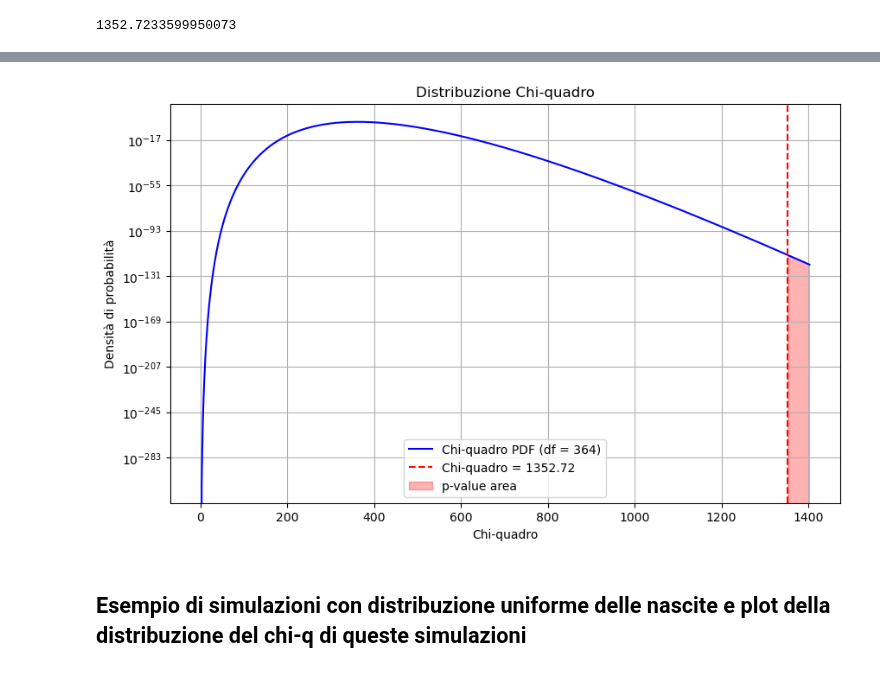
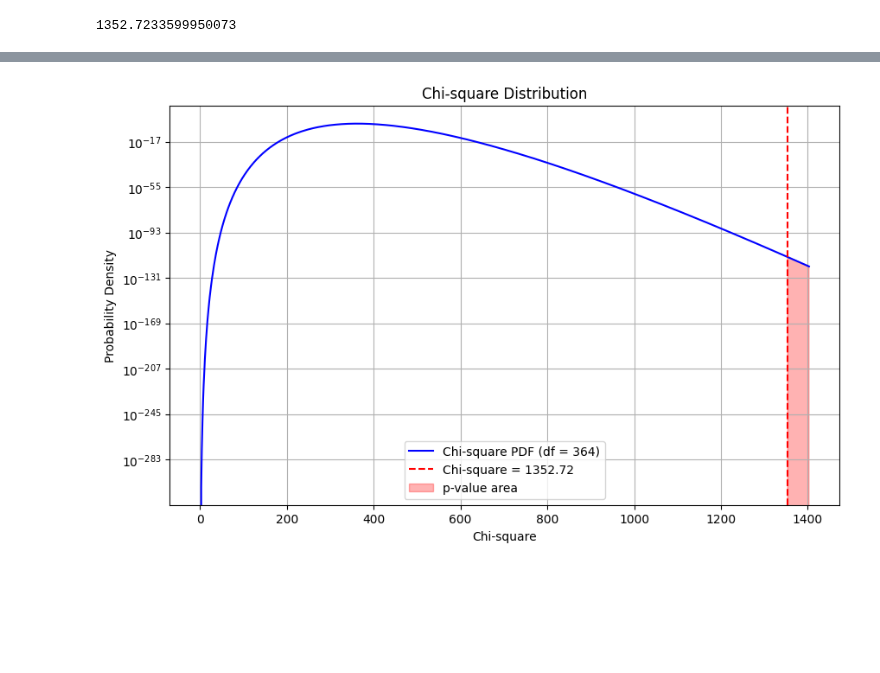
Before and after one commit to MrPiada/data-analysis-swiss-knife, a Jupyter notebook: birthday_problem/birthdays.ipynb, the cells around one changed output, grey strips where cells are left out. Saved outputs shown, nothing was run; the diff lists cells and outputs as text; code cells hidden in the pictures; blank space fills up the shorter version.

```diff
--- a/birthday_problem/birthdays.ipynb
+++ b/birthday_problem/birthdays.ipynb
@@ -86,32 +90,31 @@ P-value: 1.2489373800065057e-113
 # %%
-import numpy as np
-import matplotlib.pyplot as plt
-import scipy.stats as stats
-
-# Dati
-chi_square_val = 1352.7233599950073
-
-# Numero di categorie (sostituisci con il valore corretto)
+# Number of categories (replace with the correct value)
 k = 365
 degrees_of_freedom = k - 1
 
-# Genera la distribuzione chi-quadro
+# Generate the chi-square distribution
 x = np.linspace(0, chi_square_val + 50, 1000)
 pdf = stats.chi2.pdf(x, degrees_of_freedom)
 
-# Plot della distribuzione
+# Plot the chi-square distribution
 plt.figure(figsize=(10, 6))
-plt.plot(x, pdf, label=f"Chi-quadro PDF (df = {degrees_of_freedom})", color='blue')
-plt.axvline(chi_square_val, color='red', linestyle='--', label=f"Chi-quadro = {chi_square_val:.2f}")
+plt.plot(x, pdf, label=f"Chi-square PDF (df = {degrees_of_freedom})", color='blue')
+plt.axvline(chi_square_val, color='red', linestyle='--', label=f"Chi-square = {chi_square_val:.2f}")
+
+# Fill the area under the curve where x >= chi_square_val, representing the p-value
 plt.fill_between(x, pdf, where=(x >= chi_square_val), color='red', alpha=0.3, label='p-value area')
-plt.title("Distribuzione Chi-quadro")
-plt.xlabel("Chi-quadro")
-plt.ylabel("Densità di probabilità")
+
+# Set plot titles and labels
+plt.title("Chi-square Distribution")
+plt.xlabel("Chi-square")
+plt.ylabel("Probability Density")
 plt.legend()
 plt.grid(True)
+
+# Set y-axis to logarithmic scale for better visibility of low probabilities
 plt.yscale('log')
+
+# Display the plot
 plt.show()
 # %% [output]
-[figure, old version]
+[figure, new version]
-# %% [markdown]
-## Esempio di simulazioni con distribuzione uniforme delle nascite e plot della distribuzione del chi-q di queste simulazioni
```
Also changed, not shown: parts of 14 cells of this notebook.
